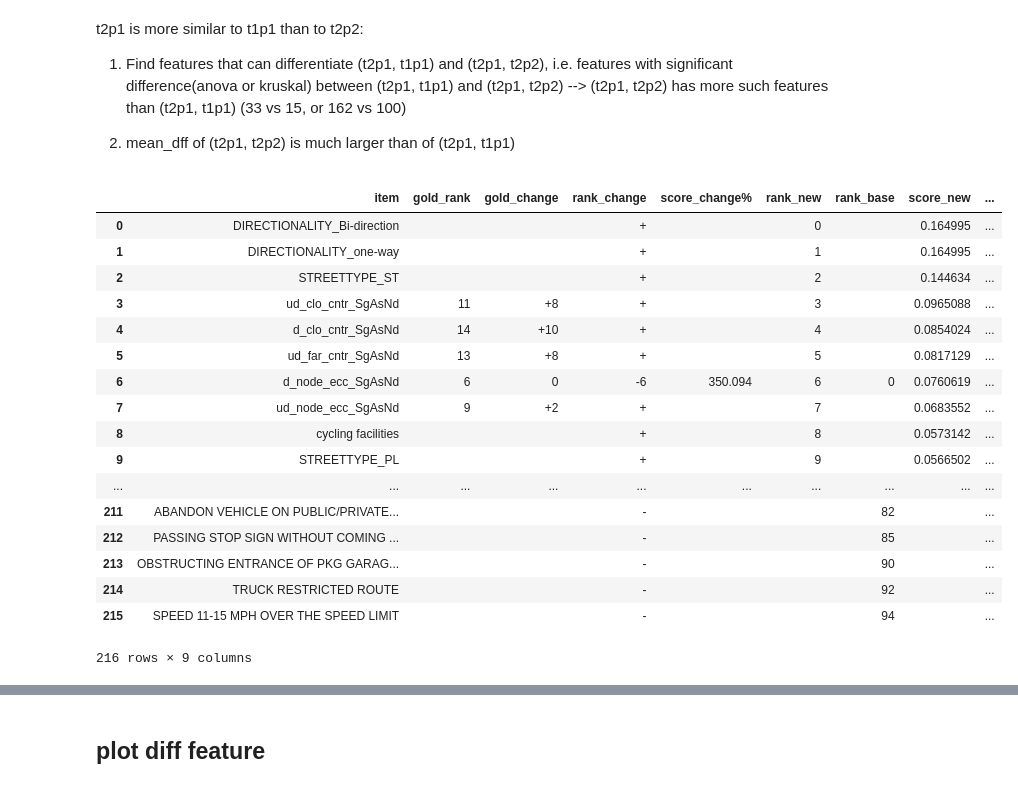
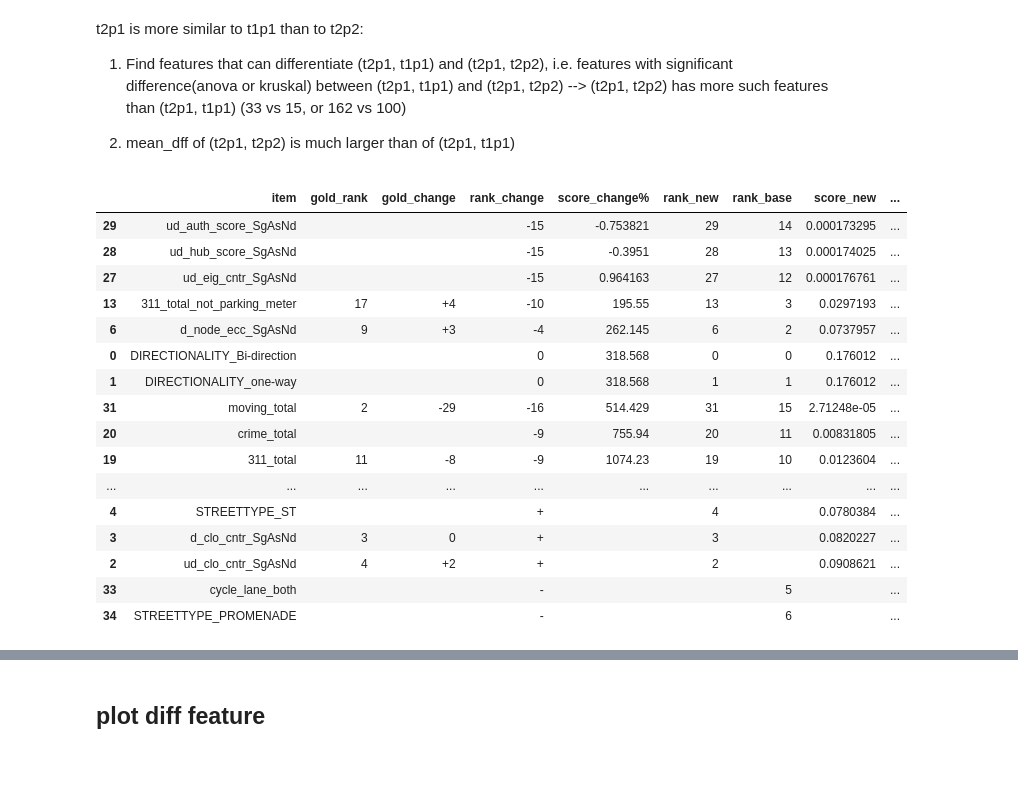
Before and after one commit to JHWu92/Cycling_safety, a Jupyter notebook: open_data_analysis/ANA-PRED - LTS.ipynb, the cells around one changed output, grey strips where cells are left out. Cells and saved outputs as stored; diff of their text form; code cells hidden in the pictures.

```diff
--- a/open_data_analysis/ANA-PRED - LTS.ipynb
+++ b/open_data_analysis/ANA-PRED - LTS.ipynb
@@ -131,7 +131,7 @@ datasets['TOTAL'].keys()
 # %% [output]
 ['ftr_name', 'train_x', 'train_y', 'col2code', 'test_y', 'test_x']
 # %%
-t = 'NO_TOTAL'
+t = 'TOTAL'
 fitted_model = loaded_models[t]['rf']
 test_x = datasets[t]['test_x']
 test_x = pd.DataFrame(test_x, columns=datasets[t]['ftr_name'])
@@ -172,27 +204,26 @@ t2p1 is more similar to t1p1 than to t2p2:
 2. mean_dff of (t2p1, t2p2) is much larger than of (t2p1, t1p1)
 # %%
 cmp_rank_list(true12_pred1, true2_pred12, imp_rf)\
-# .sort_values('score_change%')
+.sort_values('score_change%')
 # .sort_values('gold_rank')
 # %% [output]
 |  | item | gold_rank | gold_change | rank_change | score_change% | rank_new | rank_base | score_new | ... |
-| 0 | DIRECTIONALITY_Bi-direction |  |  | + |  | 0 |  | 0.164995 | ... |
-| 1 | DIRECTIONALITY_one-way |  |  | + |  | 1 |  | 0.164995 | ... |
-| 2 | STREETTYPE_ST |  |  | + |  | 2 |  | 0.144634 | ... |
-| 3 | ud_clo_cntr_SgAsNd | 11 | +8 | + |  | 3 |  | 0.0965088 | ... |
-| 4 | d_clo_cntr_SgAsNd | 14 | +10 | + |  | 4 |  | 0.0854024 | ... |
-| 5 | ud_far_cntr_SgAsNd | 13 | +8 | + |  | 5 |  | 0.0817129 | ... |
-| 6 | d_node_ecc_SgAsNd | 6 | 0 | -6 | 350.094 | 6 | 0 | 0.0760619 | ... |
-| 7 | ud_node_ecc_SgAsNd | 9 | +2 | + |  | 7 |  | 0.0683552 | ... |
-| 8 | cycling facilities |  |  | + |  | 8 |  | 0.0573142 | ... |
-| 9 | STREETTYPE_PL |  |  | + |  | 9 |  | 0.0566502 | ... |
+| 29 | ud_auth_score_SgAsNd |  |  | -15 | -0.753821 | 29 | 14 | 0.000173295 | ... |
+| 28 | ud_hub_score_SgAsNd |  |  | -15 | -0.3951 | 28 | 13 | 0.000174025 | ... |
+| 27 | ud_eig_cntr_SgAsNd |  |  | -15 | 0.964163 | 27 | 12 | 0.000176761 | ... |
+| 13 | 311_total_not_parking_meter | 17 | +4 | -10 | 195.55 | 13 | 3 | 0.0297193 | ... |
+| 6 | d_node_ecc_SgAsNd | 9 | +3 | -4 | 262.145 | 6 | 2 | 0.0737957 | ... |
+| 0 | DIRECTIONALITY_Bi-direction |  |  | 0 | 318.568 | 0 | 0 | 0.176012 | ... |
+| 1 | DIRECTIONALITY_one-way |  |  | 0 | 318.568 | 1 | 1 | 0.176012 | ... |
+| 31 | moving_total | 2 | -29 | -16 | 514.429 | 31 | 15 | 2.71248e-05 | ... |
+| 20 | crime_total |  |  | -9 | 755.94 | 20 | 11 | 0.00831805 | ... |
+| 19 | 311_total | 11 | -8 | -9 | 1074.23 | 19 | 10 | 0.0123604 | ... |
 | ... | ... | ... | ... | ... | ... | ... | ... | ... | ... |
-| 211 | ABANDON VEHICLE ON PUBLIC/PRIVATE... |  |  | - |  |  | 82 |  | ... |
-| 212 | PASSING STOP SIGN WITHOUT COMING ... |  |  | - |  |  | 85 |  | ... |
-| 213 | OBSTRUCTING ENTRANCE OF PKG GARAG... |  |  | - |  |  | 90 |  | ... |
-| 214 | TRUCK RESTRICTED ROUTE |  |  | - |  |  | 92 |  | ... |
-| 215 | SPEED 11-15 MPH OVER THE SPEED LIMIT |  |  | - |  |  | 94 |  | ... |
+| 4 | STREETTYPE_ST |  |  | + |  | 4 |  | 0.0780384 | ... |
+| 3 | d_clo_cntr_SgAsNd | 3 | 0 | + |  | 3 |  | 0.0820227 | ... |
+| 2 | ud_clo_cntr_SgAsNd | 4 | +2 | + |  | 2 |  | 0.0908621 | ... |
+| 33 | cycle_lane_both |  |  | - |  |  | 5 |  | ... |
+| 34 | STREETTYPE_PROMENADE |  |  | - |  |  | 6 |  | ... |
-216 rows × 9 columns
 # %%
 cmp_rank_list(true2_pred12, true12_pred1, imp_rf)\
 .sort_values('gold_rank')
```
Also changed, not shown: parts of 2 cells of this notebook.
